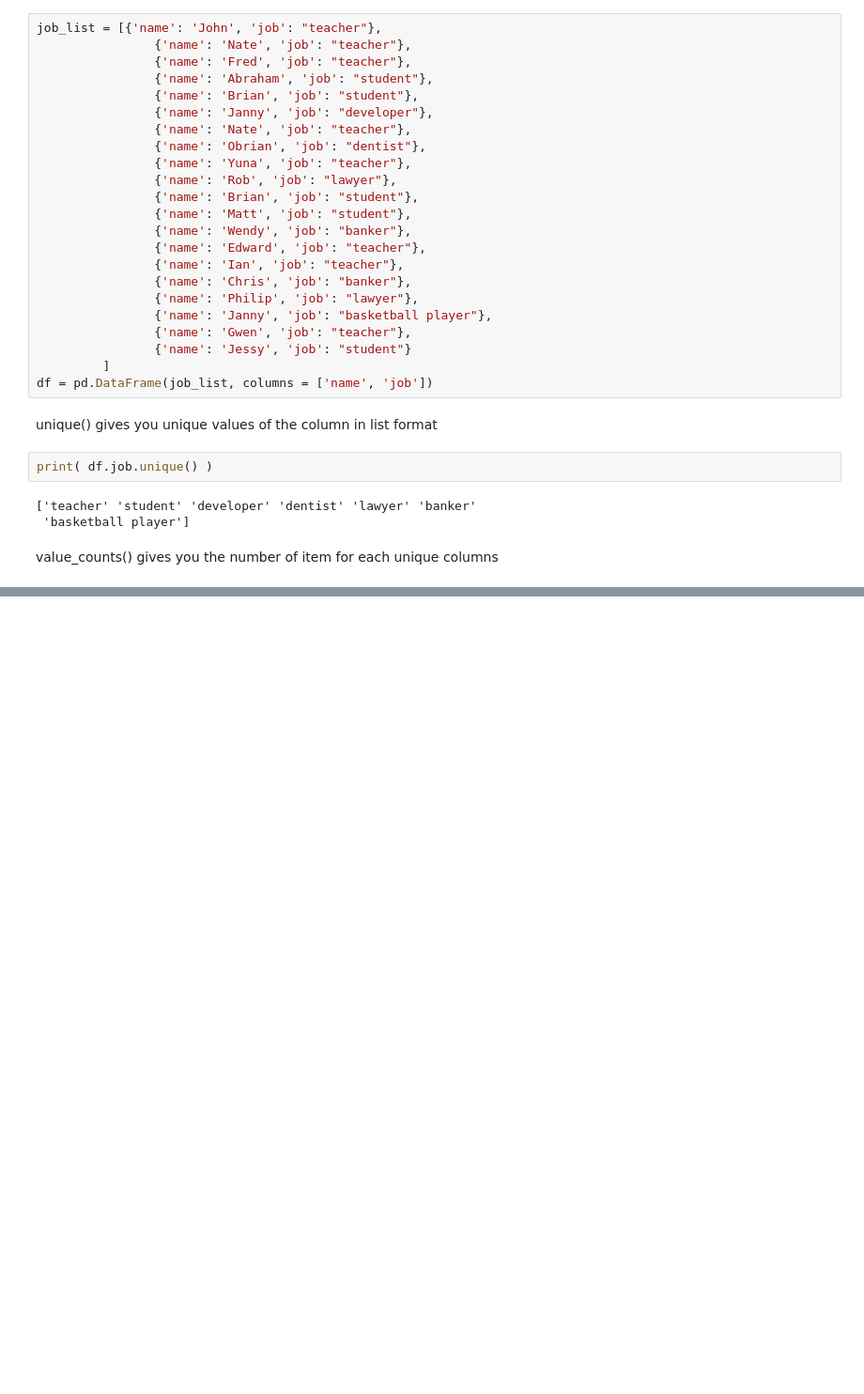
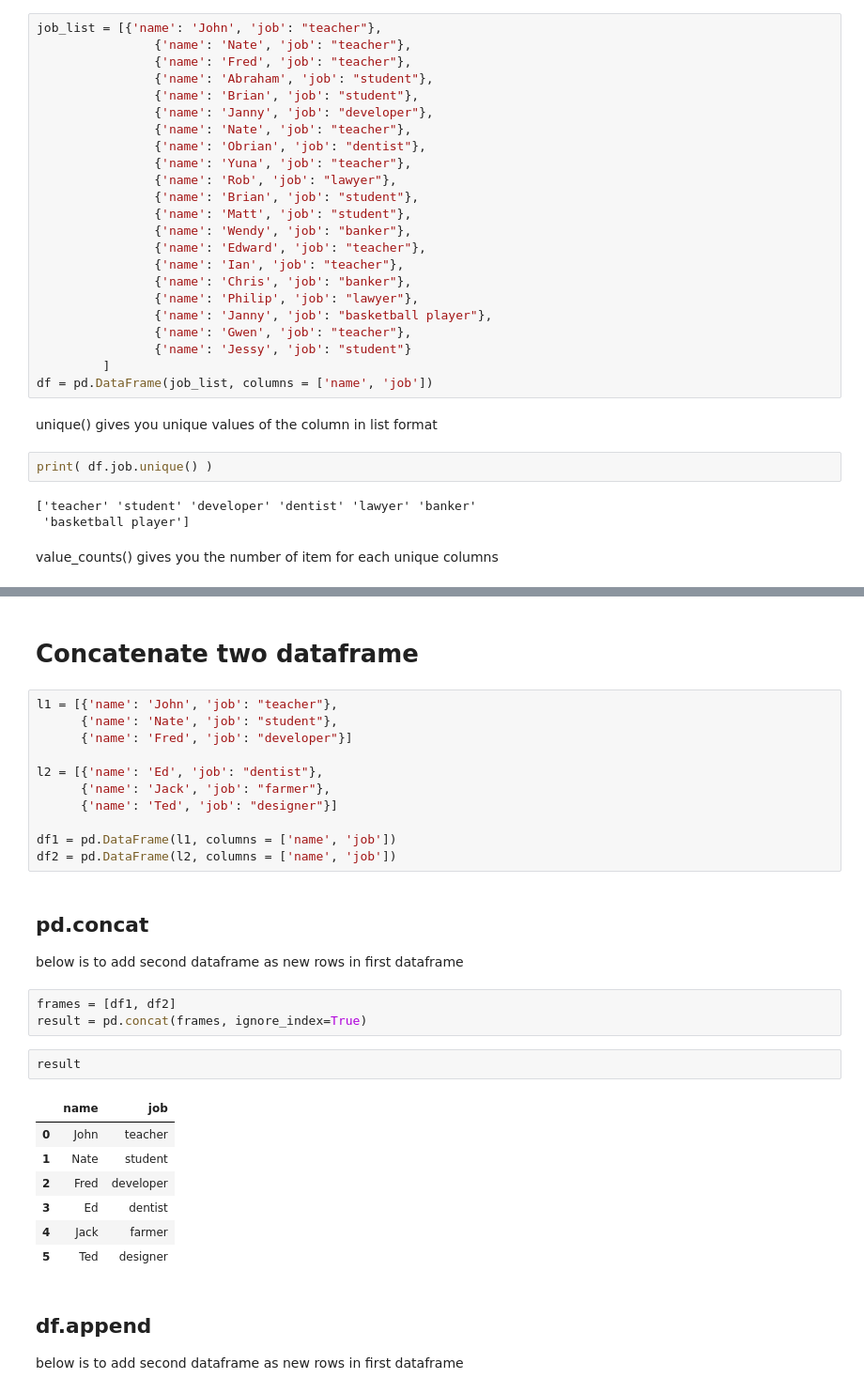
Before and after one commit to minsuk-heo/pandas, a Jupyter notebook: Pandas_Cheatsheet.ipynb, the cells around one changed output, grey strips where cells are left out. Shown: that part at 94% size. Cells and saved outputs as stored; diff of their text form; blank space fills up the shorter version.

Commit message:
concatenate added

```diff
--- a/Pandas_Cheatsheet.ipynb
+++ b/Pandas_Cheatsheet.ipynb
@@ -1279 +1279,33 @@ dentist              1
 Name: job, dtype: int64
+# %% [markdown]
+# Concatenate two dataframe
+# %%
+l1 = [{'name': 'John', 'job': "teacher"},
+      {'name': 'Nate', 'job': "student"},
+      {'name': 'Fred', 'job': "developer"}]
+
+l2 = [{'name': 'Ed', 'job': "dentist"},
+      {'name': 'Jack', 'job': "farmer"},
+      {'name': 'Ted', 'job': "designer"}]
+
+df1 = pd.DataFrame(l1, columns = ['name', 'job'])
+df2 = pd.DataFrame(l2, columns = ['name', 'job'])
+# %% [markdown]
+## pd.concat
+below is to add second dataframe as new rows in first dataframe
+# %%
+frames = [df1, df2]
+result = pd.concat(frames, ignore_index=True)
+# %%
+result
+# %% [output]
+|  | name | job |
+| 0 | John | teacher |
+| 1 | Nate | student |
+| 2 | Fred | developer |
+| 3 | Ed | dentist |
+| 4 | Jack | farmer |
+| 5 | Ted | designer |
+# %% [markdown]
+## df.append
+below is to add second dataframe as new rows in first dataframe
```
Also changed, not shown: parts of 8 cells of this notebook, 1 other file.
